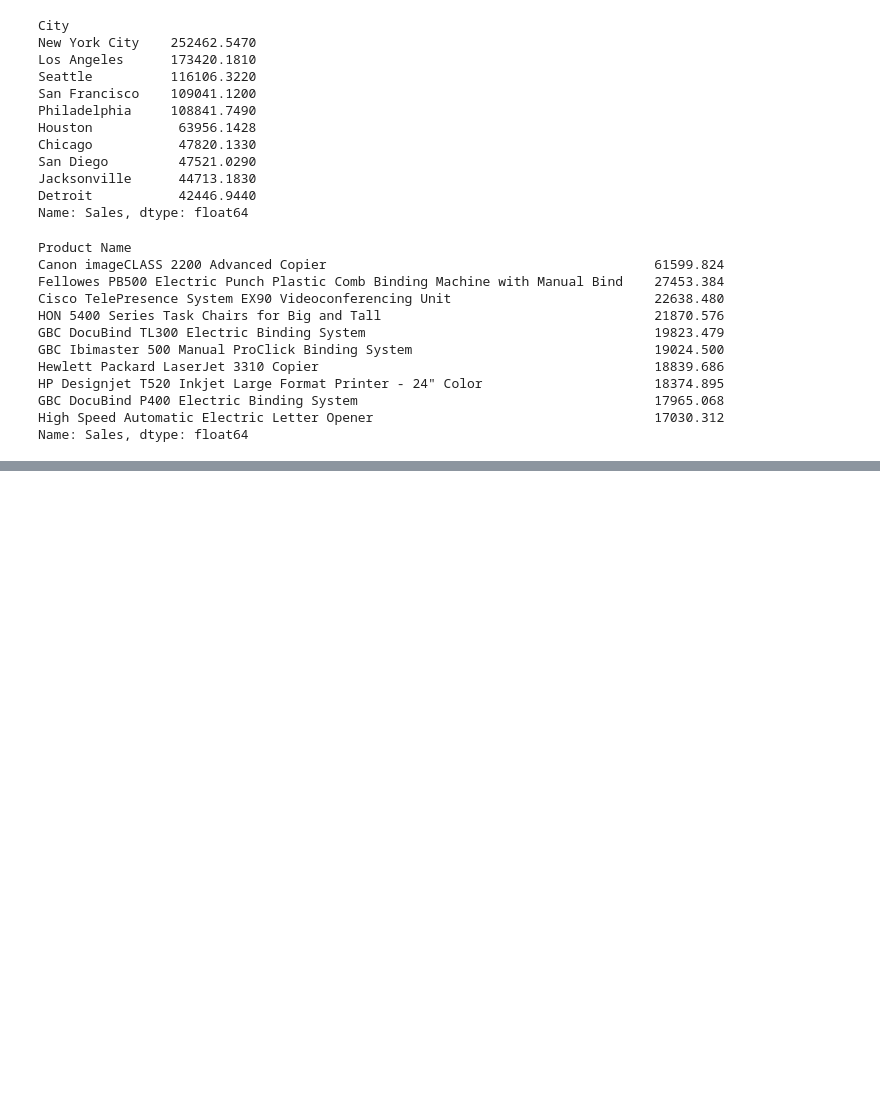
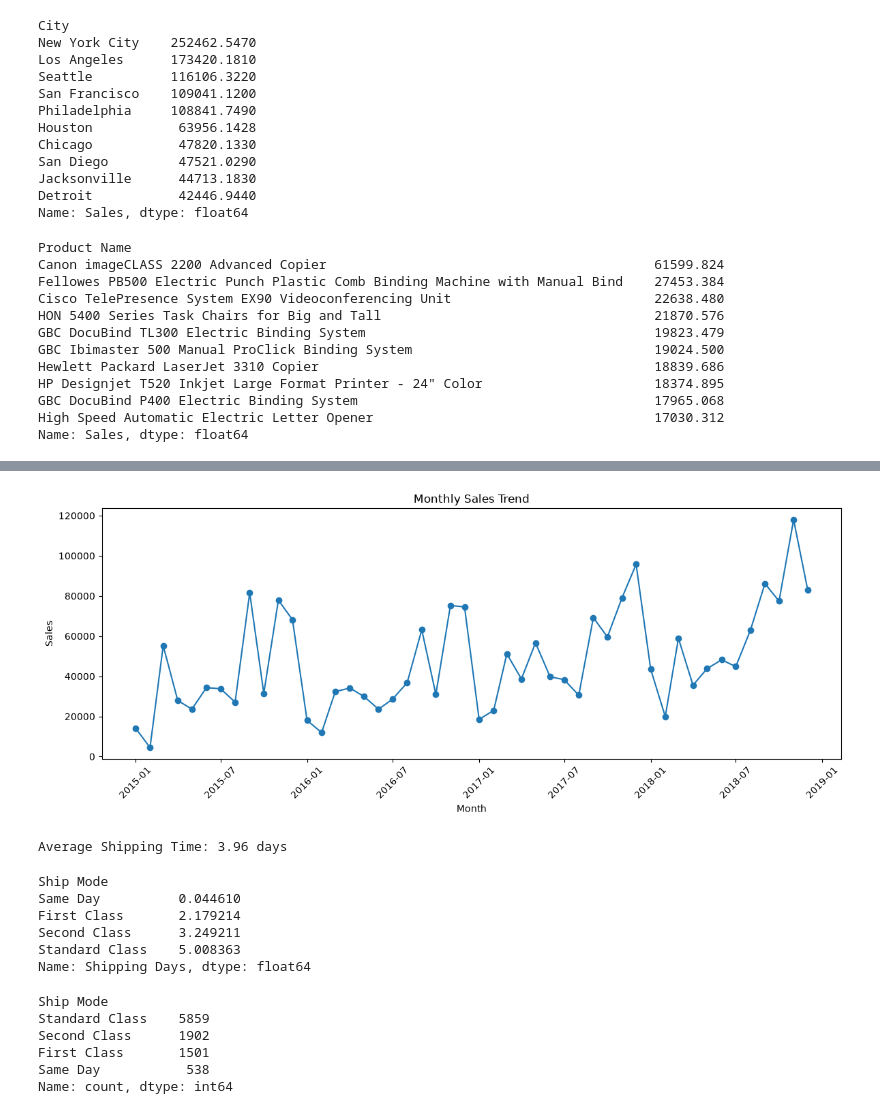
Before and after one commit to maaviarizwan/DataPilot, a Jupyter notebook: notebooks/phase_01/01_data_analysis_basics.ipynb, the cells around one changed output, grey strips where cells are left out. Cells and saved outputs as stored; diff of their text form; code cells hidden in the pictures; blank space fills up the shorter version.

```diff
--- a/notebooks/phase_01/01_data_analysis_basics.ipynb
+++ b/notebooks/phase_01/01_data_analysis_basics.ipynb
@@ -451,0 +468,11 @@ Name: Sales, dtype: float64
+# %%
+#  Monthly Sales Trend
+
+monthly_sales = (
+    df.groupby(
+        [df["Order Date"].dt.to_period("M")]
+    )["Sales"]
+    .sum()
+)
+
+monthly_sales.head(12)
@@ -451,0 +494,7 @@ Name: Sales, dtype: float64
+# %%
+#Convert monthly period to timestamp
+
+monthly_sales_plot = monthly_sales.copy()
+monthly_sales_plot.index = monthly_sales_plot.index.to_timestamp()
+
+monthly_sales_plot.head()
@@ -451,0 +541,58 @@ Name: Sales, dtype: float64
+# %%
+#  Monthly Sales Trend
+
+plt.figure(figsize=(12, 5))
+
+plt.plot(
+    monthly_sales_plot.index,
+    monthly_sales_plot.values,
+    marker="o"
+)
+
+plt.title("Monthly Sales Trend")
+plt.xlabel("Month")
+plt.ylabel("Sales")
+plt.xticks(rotation=45)
+plt.tight_layout()
+
+plt.show()
+# %% [output]
+[figure, added]
+# %%
+#  Average Shipping Days
+
+average_shipping_days = df["Shipping Days"].mean()
+
+print(f"Average Shipping Time: {average_shipping_days:.2f} days")
+# %% [output]
+Average Shipping Time: 3.96 days
+# %%
+# Shipping Performance by Mode
+
+shipping_by_mode = (
+    df.groupby("Ship Mode")["Shipping Days"]
+    .mean()
+    .sort_values()
+)
+
+shipping_by_mode
+# %% [output]
+Ship Mode
+Same Day          0.044610
+First Class       2.179214
+Second Class      3.249211
+Standard Class    5.008363
+Name: Shipping Days, dtype: float64
+# %%
+# Orders by Ship Mode
+
+orders_by_ship_mode = df["Ship Mode"].value_counts()
+
+orders_by_ship_mode
+# %% [output]
+Ship Mode
+Standard Class    5859
+Second Class      1902
+First Class       1501
+Same Day           538
+Name: count, dtype: int64
```
Also changed, not shown: parts of 7 cells of this notebook.
